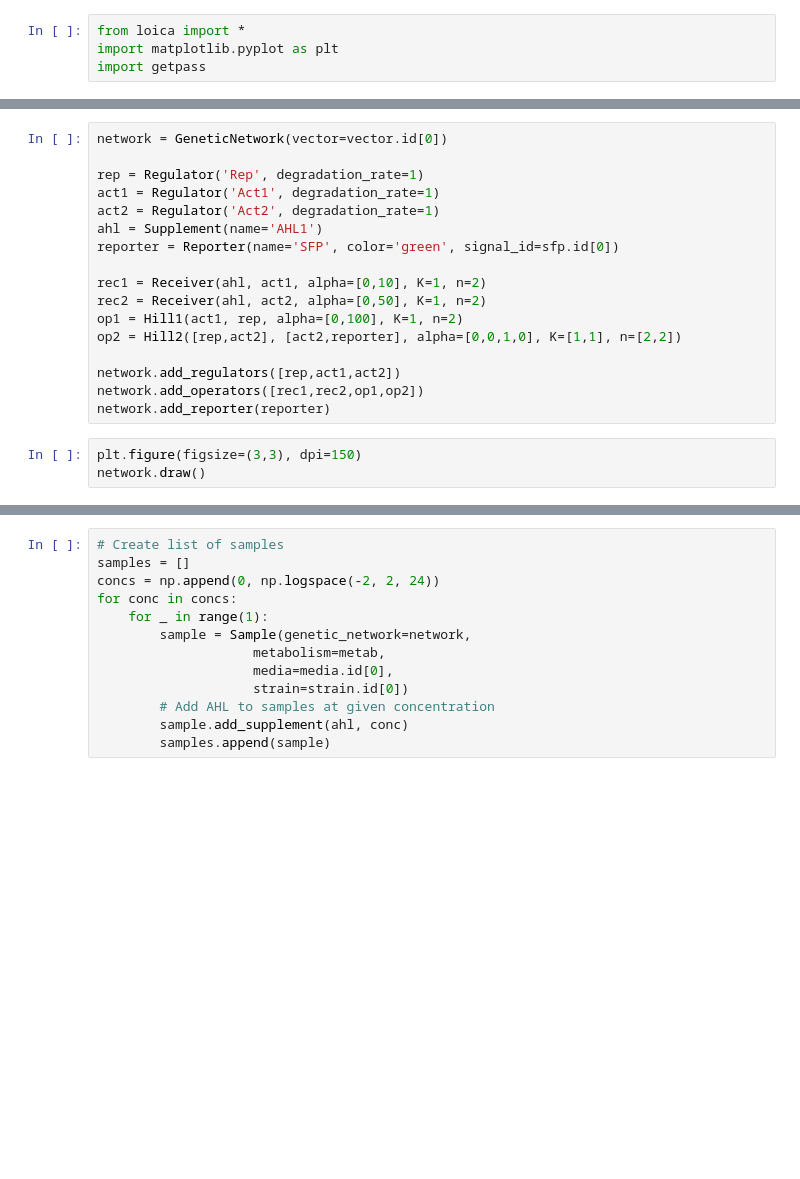
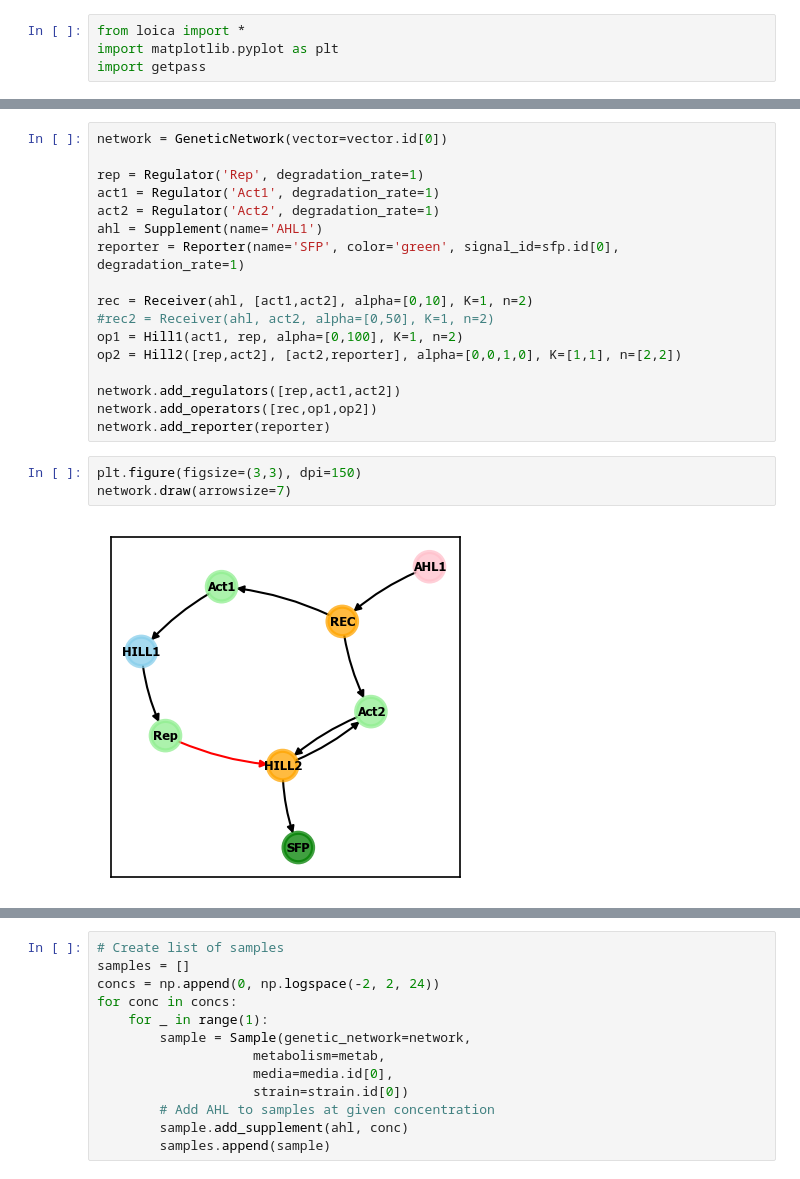
Before and after one commit to RudgeLab/LOICA, a Jupyter notebook: notebooks/Gradient Interpretation.ipynb, the cells around one changed output, grey strips where cells are left out. Drawn from its saved outputs; the diff is of its cells as text; blank space fills up the shorter version.

```diff
--- a/notebooks/Gradient Interpretation.ipynb
+++ b/notebooks/Gradient Interpretation.ipynb
@@ -21,19 +31,21 @@ rep = Regulator('Rep', degradation_rate=1)
 act1 = Regulator('Act1', degradation_rate=1)
 act2 = Regulator('Act2', degradation_rate=1)
 ahl = Supplement(name='AHL1')
-reporter = Reporter(name='SFP', color='green', signal_id=sfp.id[0])
+reporter = Reporter(name='SFP', color='green', signal_id=sfp.id[0], degradation_rate=1)
 
-rec1 = Receiver(ahl, act1, alpha=[0,10], K=1, n=2)
-rec2 = Receiver(ahl, act2, alpha=[0,50], K=1, n=2)
+rec = Receiver(ahl, [act1,act2], alpha=[0,10], K=1, n=2)
+#rec2 = Receiver(ahl, act2, alpha=[0,50], K=1, n=2)
 op1 = Hill1(act1, rep, alpha=[0,100], K=1, n=2)
 op2 = Hill2([rep,act2], [act2,reporter], alpha=[0,0,1,0], K=[1,1], n=[2,2])
 
 network.add_regulators([rep,act1,act2])
-network.add_operators([rec1,rec2,op1,op2])
+network.add_operators([rec,op1,op2])
 network.add_reporter(reporter)
 # %%
 plt.figure(figsize=(3,3), dpi=150)
-network.draw()
+network.draw(arrowsize=7)
+# %% [output]
+[figure, added]
 # %%
 def growth_rate(t):
     return gompertz_growth_rate(t, 0.05, 1, 1, 1)
```
Also changed, not shown: parts of 9 cells of this notebook, 3 other files.
